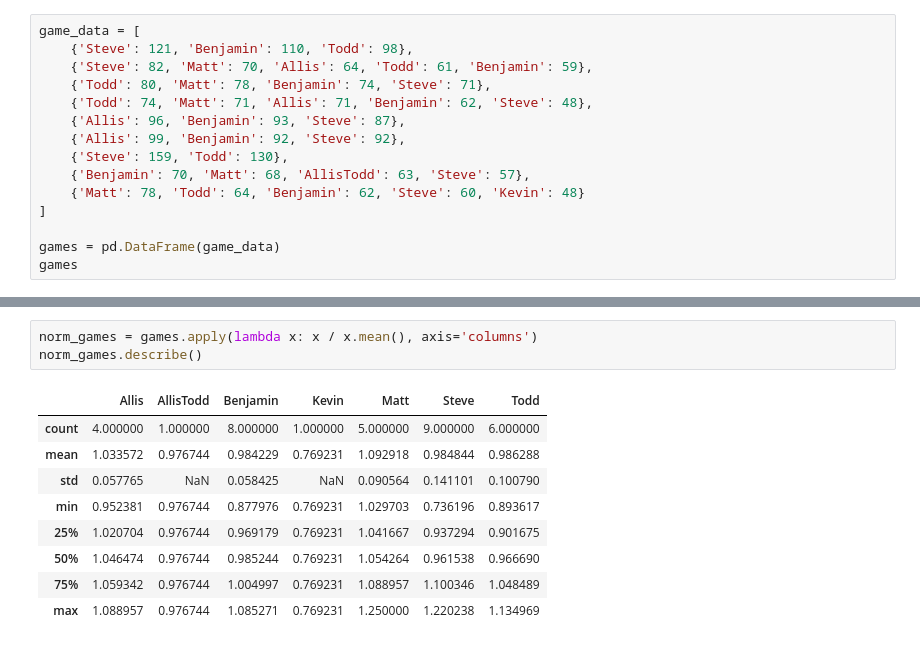
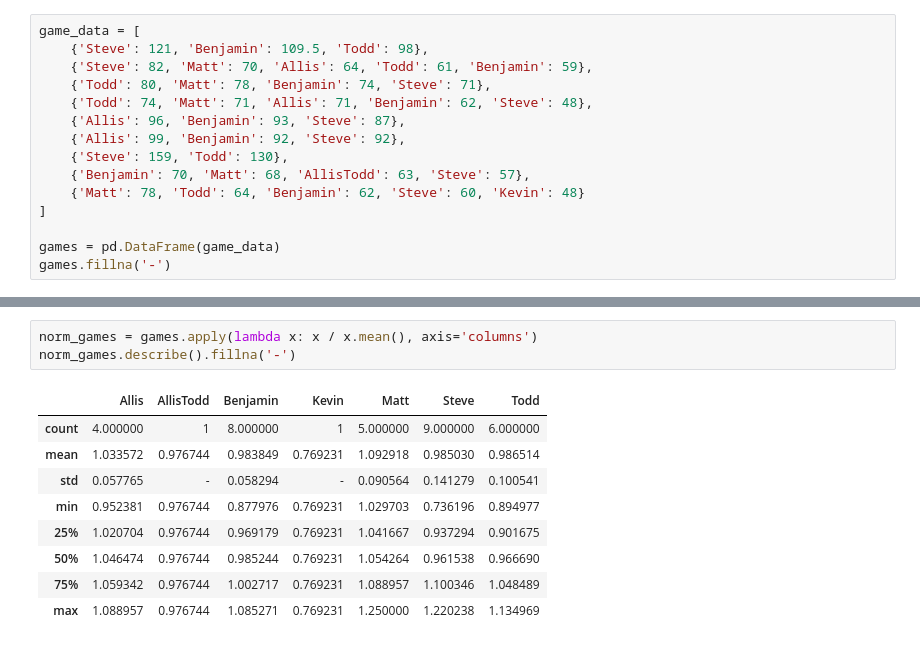
Before and after one commit to ThePlaidMentat/warrank, a Jupyter notebook: RedRank.ipynb, the cells around one changed output, grey strips where cells are left out. Drawn from its saved outputs; the diff is of its cells as text.

```diff
--- a/RedRank.ipynb
+++ b/RedRank.ipynb
@@ -16,6 +25,6 @@ import matplotlib.pyplot as plt
 # %%
 game_data = [
-    {'Steve': 121, 'Benjamin': 110, 'Todd': 98},
+    {'Steve': 121, 'Benjamin': 109.5, 'Todd': 98},
     {'Steve': 82, 'Matt': 70, 'Allis': 64, 'Todd': 61, 'Benjamin': 59},
     {'Todd': 80, 'Matt': 78, 'Benjamin': 74, 'Steve': 71},
     {'Todd': 74, 'Matt': 71, 'Allis': 71, 'Benjamin': 62, 'Steve': 48},
@@ -27,6 +36,6 @@ game_data = [
 ]
 
 games = pd.DataFrame(game_data)
-games
+games.fillna('-')
 # %% [output]
 |  | Allis | AllisTodd | Benjamin | Kevin | Matt | Steve | Todd |
@@ -70,13 +73,13 @@ games.describe()
 # %%
 norm_games = games.apply(lambda x: x / x.mean(), axis='columns')
-norm_games.describe()
+norm_games.describe().fillna('-')
 # %% [output]
 |  | Allis | AllisTodd | Benjamin | Kevin | Matt | Steve | Todd |
-| count | 4.000000 | 1.000000 | 8.000000 | 1.000000 | 5.000000 | 9.000000 | 6.000000 |
-| mean | 1.033572 | 0.976744 | 0.984229 | 0.769231 | 1.092918 | 0.984844 | 0.986288 |
-| std | 0.057765 | NaN | 0.058425 | NaN | 0.090564 | 0.141101 | 0.100790 |
-| min | 0.952381 | 0.976744 | 0.877976 | 0.769231 | 1.029703 | 0.736196 | 0.893617 |
+| count | 4.000000 | 1 | 8.000000 | 1 | 5.000000 | 9.000000 | 6.000000 |
+| mean | 1.033572 | 0.976744 | 0.983849 | 0.769231 | 1.092918 | 0.985030 | 0.986514 |
+| std | 0.057765 | - | 0.058294 | - | 0.090564 | 0.141279 | 0.100541 |
+| min | 0.952381 | 0.976744 | 0.877976 | 0.769231 | 1.029703 | 0.736196 | 0.894977 |
 | 25% | 1.020704 | 0.976744 | 0.969179 | 0.769231 | 1.041667 | 0.937294 | 0.901675 |
 | 50% | 1.046474 | 0.976744 | 0.985244 | 0.769231 | 1.054264 | 0.961538 | 0.966690 |
-| 75% | 1.059342 | 0.976744 | 1.004997 | 0.769231 | 1.088957 | 1.100346 | 1.048489 |
+| 75% | 1.059342 | 0.976744 | 1.002717 | 0.769231 | 1.088957 | 1.100346 | 1.048489 |
 | max | 1.088957 | 0.976744 | 1.085271 | 0.769231 | 1.250000 | 1.220238 | 1.134969 |
```
Also changed, not shown: parts of 21 cells of this notebook.
